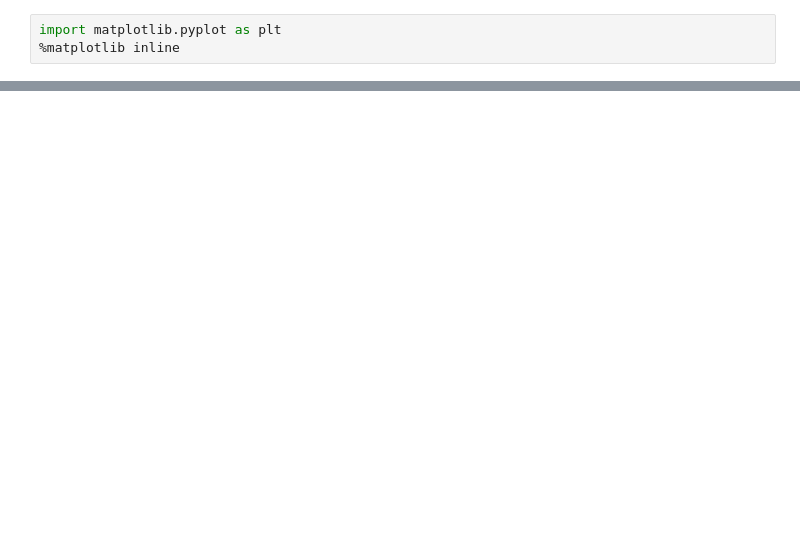
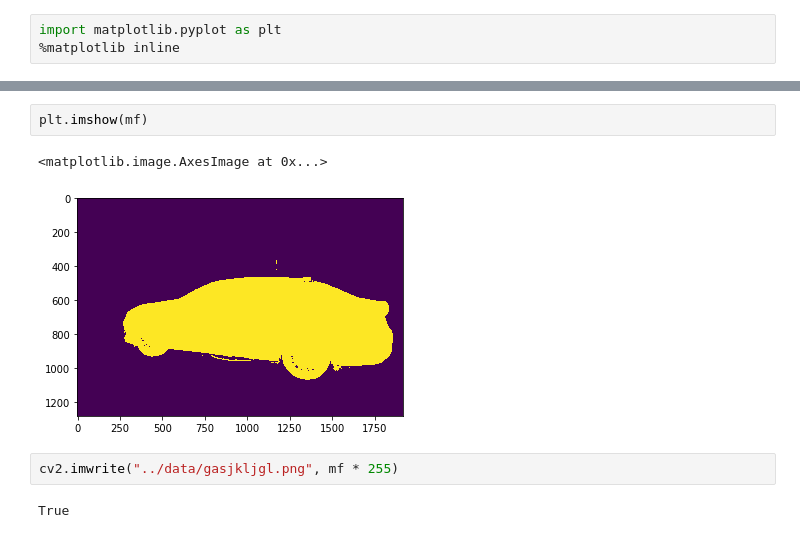
Before and after one commit to LowikC/kaggle_carvana, a Jupyter notebook: notebooks/Check test predictions.ipynb, the cells around one changed output, grey strips where cells are left out. Saved outputs shown, nothing was run; the diff lists cells and outputs as text; blank space fills up the shorter version.

```diff
--- a/notebooks/Check test predictions.ipynb
+++ b/notebooks/Check test predictions.ipynb
@@ -58,0 +75,9 @@ plt.imshow((pred[0,:,:,0] > 0.5).astype(np.uint8))
+# %%
+plt.imshow(mf)
+# %% [output]
+<matplotlib.image.AxesImage at 0x...>
+[figure, added]
+# %%
+cv2.imwrite("../data/gasjkljgl.png", mf * 255)
+# %% [output]
+True
```
Also changed, not shown: parts of 38 cells of this notebook, 2 other files.
